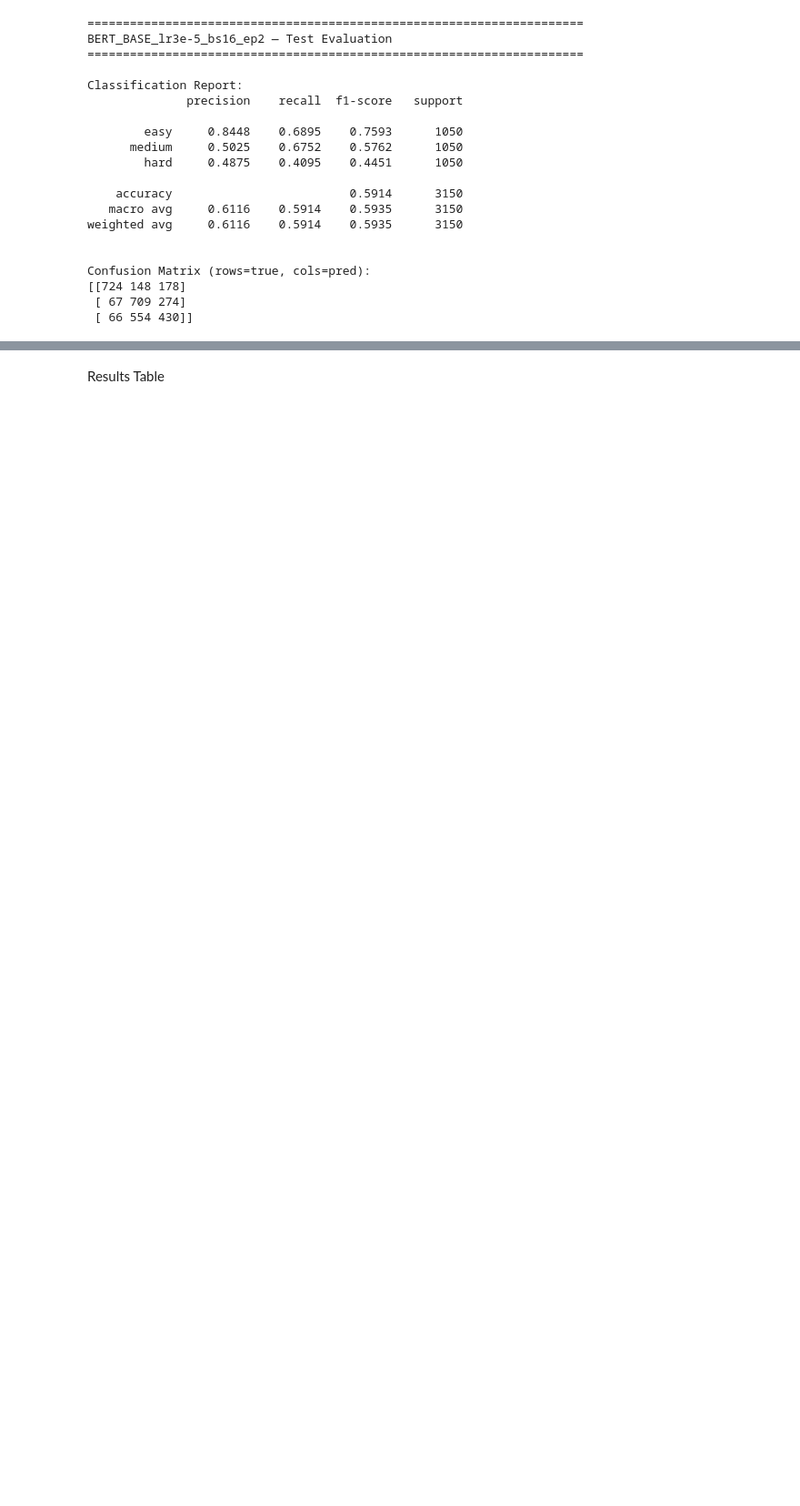
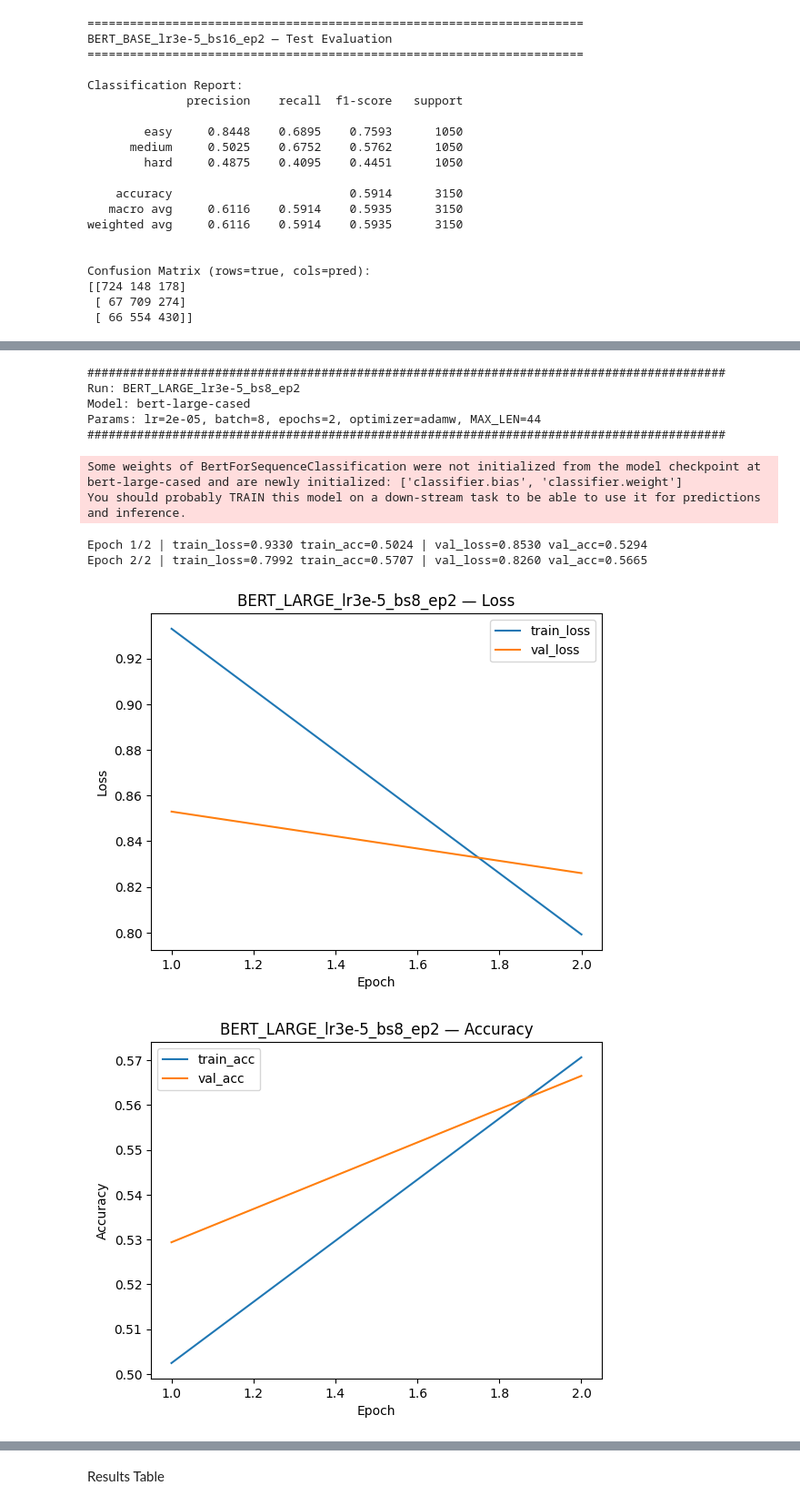
Before and after one commit to eliyahuav/NLP-project, a Jupyter notebook: PART6_Transformers.ipynb, the cells around one changed output, grey strips where cells are left out. Shown at 91% size. Saved outputs shown, nothing was run; the diff lists cells and outputs as text; code cells hidden in the pictures; blank space fills up the shorter version.

```diff
--- a/PART6_Transformers.ipynb
+++ b/PART6_Transformers.ipynb
@@ -857,0 +807,34 @@ Large Model Run
+# %%
+# ============================================================
+# Single Experiment — Run ONE controlled fine-tuning experiment
+# ============================================================
+
+SINGLE_EXPERIMENT = {
+    "run_name": "BERT_LARGE_lr3e-5_bs8_ep2",
+    "model": "bert-large-cased",
+    "lr": 2e-5,
+    "batch_size": 8,
+    "epochs": 2,
+    "optimizer": "adamw"          # "adam" or "adamw"
+}
+
+result = run_experiment(
+    model_name=SINGLE_EXPERIMENT["model"],
+    run_name=SINGLE_EXPERIMENT["run_name"],
+    lr=SINGLE_EXPERIMENT["lr"],
+    batch_size=SINGLE_EXPERIMENT["batch_size"],
+    epochs=SINGLE_EXPERIMENT["epochs"],
+    optimizer_name=SINGLE_EXPERIMENT["optimizer"]
+)
+# %% [output]
+##########################################################################################
+Run: BERT_LARGE_lr3e-5_bs8_ep2
+Model: bert-large-cased
+Params: lr=2e-05, batch=8, epochs=2, optimizer=adamw, MAX_LEN=44
+##########################################################################################
+Some weights of BertForSequenceClassification were not initialized from the model checkpoint at bert-large-cased and are newly initialized: ['classifier.bias', 'classifier.weight']
+You should probably TRAIN this model on a down-stream task to be able to use it for predictions and inference.
+Epoch 1/2 | train_loss=0.9330 train_acc=0.5024 | val_loss=0.8530 val_acc=0.5294
+Epoch 2/2 | train_loss=0.7992 train_acc=0.5707 | val_loss=0.8260 val_acc=0.5665
+[figure, added]
+[figure, added]
```
Also changed, not shown: parts of 7 cells of this notebook.
